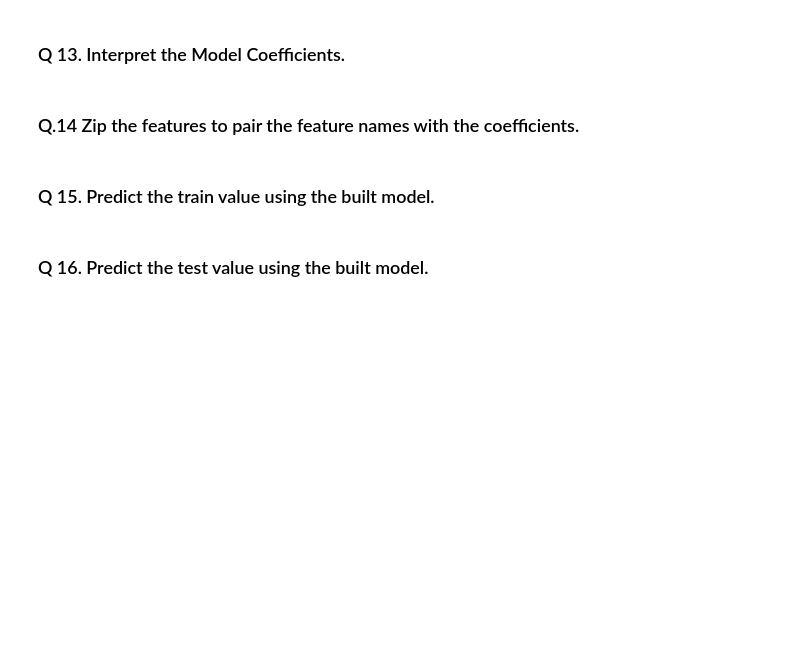
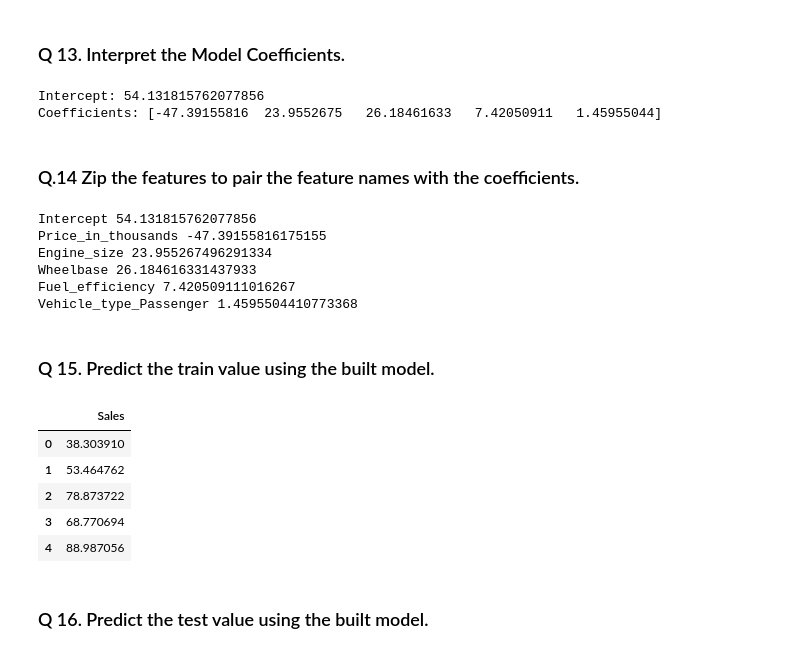
Before and after one commit to 03dipak/Linear-Regression-Practice, a Jupyter notebook: LinearRegressionAssignmentQuestions-1543832506191.ipynb, the cells around one changed output. Cells and saved outputs as stored; diff of their text form; code cells hidden in the pictures; blank space fills up the shorter version.

```diff
--- a/LinearRegressionAssignmentQuestions-1543832506191.ipynb
+++ b/LinearRegressionAssignmentQuestions-1543832506191.ipynb
@@ -338,6 +338,7 @@ lr()
 # %%
 from sklearn.linear_model import LinearRegression
 def lr():
+    linreg = LinearRegression()
     #initiate the linear regression model to new variable linreg
     return linreg
 linreg = lr()
@@ -345,6 +346,8 @@ linreg = lr()
 ### Q12. Fit the linear model on X_train and y_train.
 # %%
 def lr():
+    #linreg.fit(X_train,y_train)
+    linreg.fit(X_train, y_train)
     # fit the X_train and y_train
     # We don't expect any return from your side.
 lr()
@@ -354,30 +357,59 @@ lr()
 ### Q 13. Interpret the Model Coefficients.
 # %%
 def lr():
+    print('Intercept:',linreg.intercept_)
+    print('Coefficients:',linreg.coef_)
     # print the linreg.intercet
     # print the linreg.coefficient
 lr()
+# %% [output]
+Intercept: 54.131815762077856
+Coefficients: [-47.39155816  23.9552675   26.18461633   7.42050911   1.45955044]
 # %% [markdown]
 ### Q.14 Zip the features to pair the feature names with the coefficients.
 # %%
-def lr():
+#def lr():
     # insert Intercept variable with the feature_cols
     # make a list using linreg.coef
     # insert the intercept value respectively
     # creating a variable to zip feature_cols and their coef.
     # use for loop the get the value of feature_cols and their coef
         # print the above values
+#lr()
+def lr():
+    feature_cols.insert(0,'Intercept')
+    coef = linreg.coef_.tolist()
+    coef.insert(0, linreg.intercept_)
+    eq1 = zip(feature_cols, coef)
+    for c1,c2 in eq1:
+        print(c1,c2)
 lr()
+# %% [output]
+Intercept 54.131815762077856
+Price_in_thousands -47.39155816175155
+Engine_size 23.955267496291334
+Wheelbase 26.184616331437933
+Fuel_efficiency 7.420509111016267
+Vehicle_type_Passenger 1.4595504410773368
 # %% [markdown]
 ###  Q 15. Predict the train value using the built model.
 # %%
 y_pred_train = linreg.predict(X_train)
 pred= pd.DataFrame(y_pred_train)
 def lr():
     # provide column header as sales for pred
+    pred.columns = ['Sales']
+    head = pred.head()
     # check for head
     return head
 lr()
+# %% [output]
+|  | Sales |
+| 0 | 38.303910 |
+| 1 | 53.464762 |
+| 2 | 78.873722 |
+| 3 | 68.770694 |
+| 4 | 88.987056 |
 # %% [markdown]
 ### Q 16. Predict the test value using the built model.
 # %%
```
Also changed, not shown: parts of 1 cell of this notebook.
